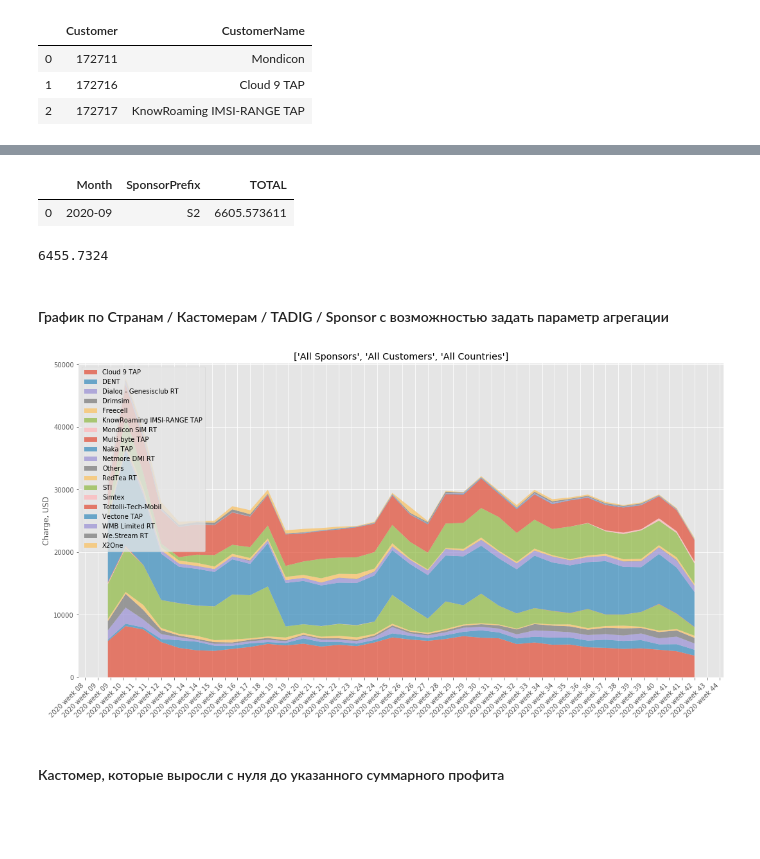
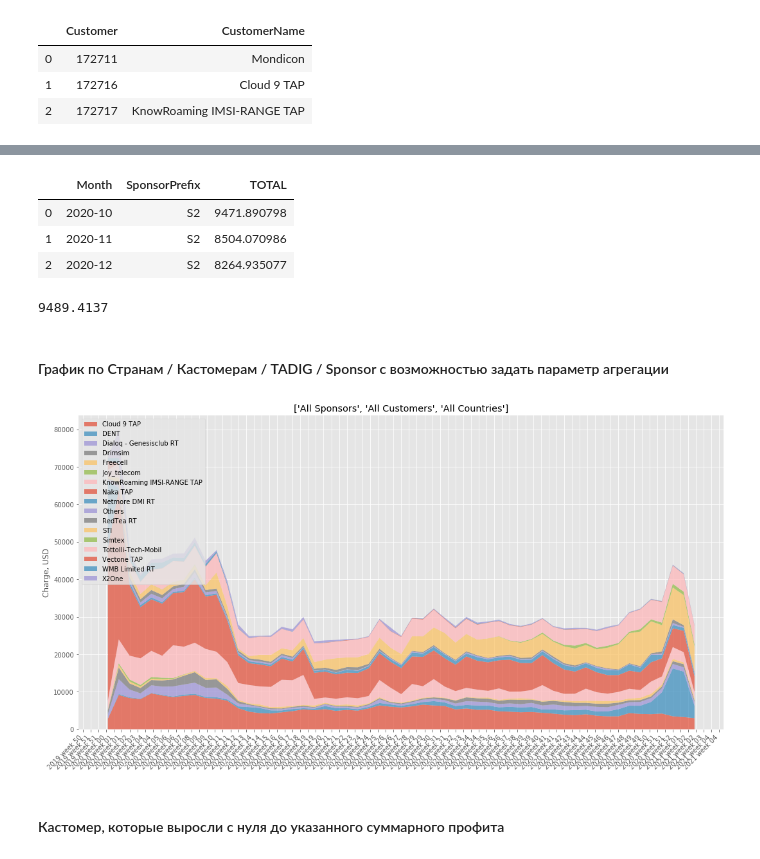
Before and after one commit to balobinp/RB_BD, a Jupyter notebook: RB_PROFIT_REPORT_VER11.ipynb, the cells around one changed output, grey strips where cells are left out. Cells and saved outputs as stored; diff of their text form; code cells hidden in the pictures; blank space fills up the shorter version.

```diff
--- a/RB_PROFIT_REPORT_VER11.ipynb
+++ b/RB_PROFIT_REPORT_VER11.ipynb
@@ -164,17 +164,24 @@ df_bss_processed.head(3)
 # %%
-df_bss_processed.loc[df_bss_processed.SponsorPrefix == 'S2']\
+df_temp = df_bss_processed.loc[df_bss_processed.SponsorPrefix == 'S2']\
 .groupby(['Month','SponsorPrefix'], as_index=False)['TOTAL'].sum()
+
+# df_temp.TOTAL = df_temp.TOTAL / 1.15
+
+df_temp.to_csv()
 # %% [output]
 |  | Month | SponsorPrefix | TOTAL |
-| 0 | 2020-09 | S2 | 6605.573611 |
+| 0 | 2020-10 | S2 | 9471.890798 |
+| 1 | 2020-11 | S2 | 8504.070986 |
+| 2 | 2020-12 | S2 | 8264.935077 |
-# %%
-1.17 * 5517.72
-# %% [output]
-6455.7324
+# %%
+8110.61 * 1.17
+# 7208.08 * 1.21
+# %% [output]
+9489.4137
 # %% [markdown]
 #### График по Странам / Кастомерам / TADIG / Sponsor с возможностью задать параметр агрегации
 # %%
-threshold = 100 # Ниже данного порога (USD) значение будет попадать в Other
+threshold = 500 # Ниже данного порога (USD) значение будет попадать в Other
 aggregation_type = 'CustomerName' # CustomerName, Country, Tadig, SponsorPrefix
 
 customer = '' # Define the Customer with regular expression or leave ''
@@ -212,34 +219,34 @@ s1 = df_temp.groupby(['Week', aggregation_type], as_index=False)['TOTAL'].sum()\
 list_other = s1[s1.values <= threshold].index.tolist()
 
 df_temp.loc[df_bss_processed[aggregation_type].isin(list_other), [aggregation_type]] = 'Others'
 
 df_temp = df_temp.groupby(['Week', aggregation_type], as_index=False)['TOTAL'].sum()
 
 df_temp = df_temp.pivot_table(values='TOTAL',index=['Week']
                    ,columns=aggregation_type, aggfunc=np.sum).reset_index().sort_values(by='Week')
 
 df_temp.fillna(0, inplace=True)
 
 fig = plt.figure(figsize=(18,9))
 ax = fig.add_subplot(1,1,1)
 ax.stackplot(df_temp['Week'].values, df_temp.drop('Week', axis=1).T, labels=df_temp.columns[1:], alpha=0.70)
 ax.legend(loc='upper left')
 ax.set_ylabel('Charge, USD')
 plt.xticks(rotation=45, ha="right")
 
 # Удалить рамку графика
 for spine in plt.gca().spines.values():
     spine.set_visible(False)
 
 ax.set_title(plot_name) #Задать название графика
 
 date_format = mdates.DateFormatter('%Y week %U')
 ax.xaxis.set_major_formatter(date_format)
 ax.xaxis.set_major_locator(ticker.MultipleLocator(5))
 
 plt.show()
 # %% [output]
-[figure, old version]
+[figure, new version]
 # %%
 df_temp.to_csv(join(downloads, 'CostReport200923.csv'), index=False)
 # %% [markdown]
```
Also changed, not shown: parts of 15 cells of this notebook, 21 other files.
